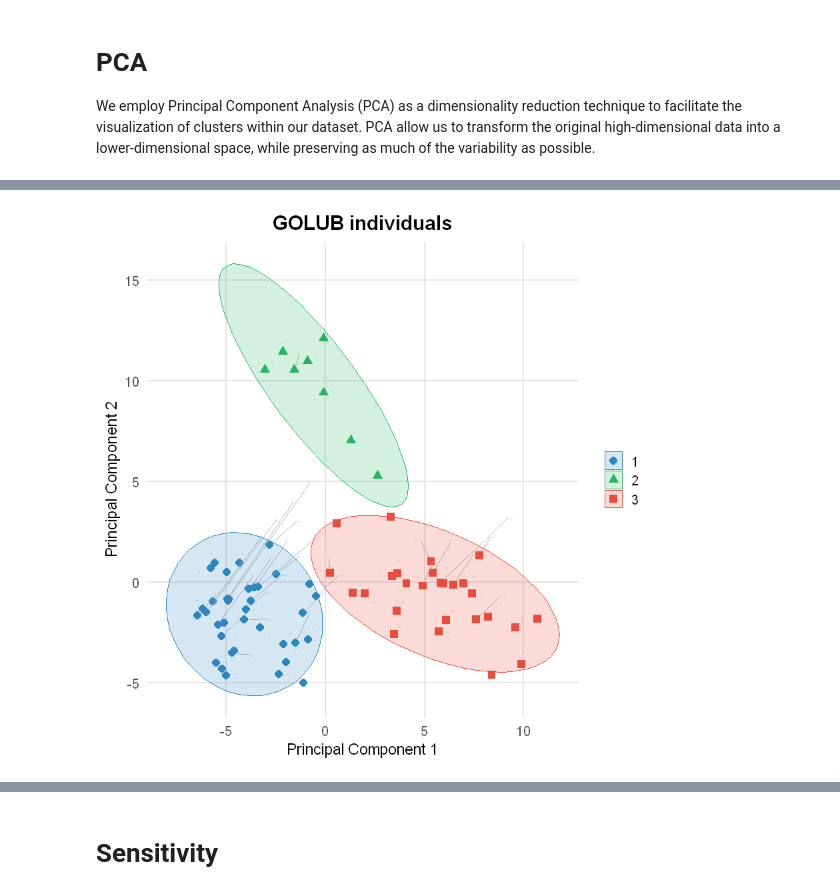
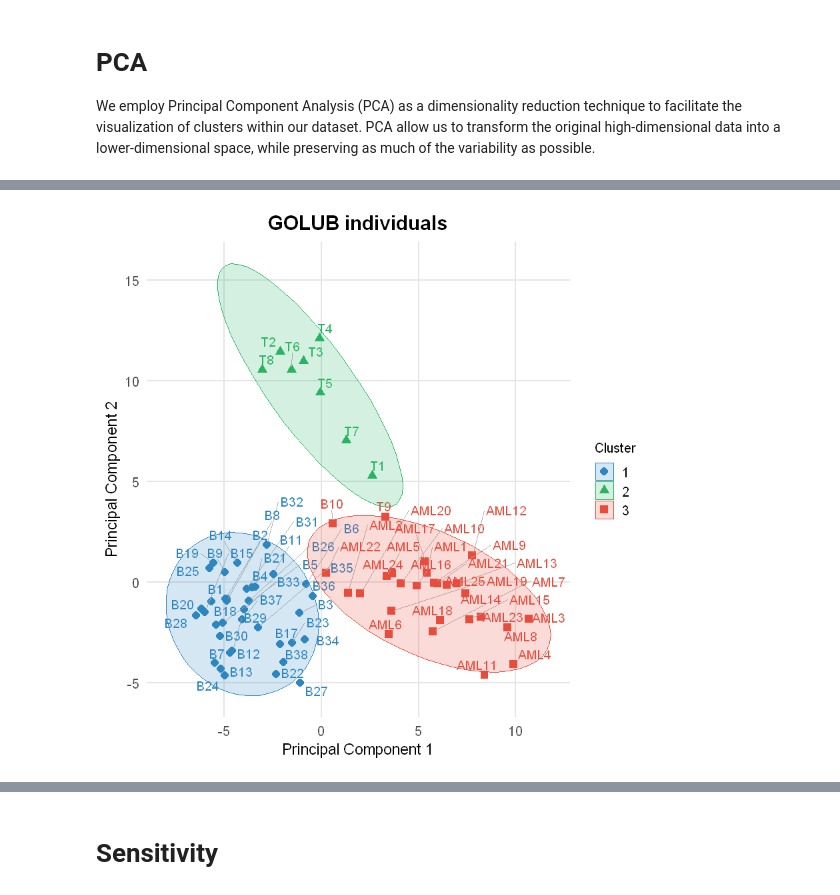
Before and after one commit to neobernad/evaluomeR, a Jupyter notebook: notebooks/use_cases/golub.ipynb, the cells around one changed output, grey strips where cells are left out. Saved outputs shown, nothing was run; the diff lists cells and outputs as text; code cells hidden in the pictures.

Commit message:
Plotting PCA w/ color shows no 'a' in legend

```diff
--- a/notebooks/use_cases/golub.ipynb
+++ b/notebooks/use_cases/golub.ipynb
@@ -416,26 +435,24 @@ head(pca_df)
 | -1.1240684 | -1.5104914 | 3.8906659 | -0.8401832 | 1.7507364 | 2.6570295 | 2.4860771 | -0.1088313 | -0.5550100 | -1.10456455 | ... | -0.27438116 | ... |
 | -0.9140257 | 10.9820116 | -1.1194102 | -0.2948204 | -0.1110053 | 0.8184759 | 1.6933997 | -1.3191906 | 0.9914184 | 0.76006577 | ... | 0.17655650 | ... |
 # %%
-# Custom color palette
 custom_colors <- c("#2E86C1", "#28B463", "#E74C3C", "#9B59B6", "#F1C40F", "#7F8C8D")
 
-# Define a shape for each cluster
-cluster_shapes <-  c(16, 17, 15, 18, 19) # Different shapes for clusters
+cluster_shapes <- c(16, 17, 15, 18, 19)
 
-# Plot of the clusters with ellipses and custom shapes
-ggplot(pca_df, aes(x = PC1, y = PC2, color = Cluster, shape = Cluster, label = Individual)) +
+ggplot(pca_df, aes(x = PC1, y = PC2, shape = Cluster, color = Cluster, label = Individual)) +
   geom_point(size = 3) +
   geom_text_repel(
     vjust = 1,
     hjust = 1,
-    size = 0,
-    point.padding = 0.5,
-    box.padding = 0.5,
+    size = 4,
+    show.legend = FALSE,
+    point.padding = 0.25,
+    box.padding = 0.25,
     max.overlaps = 15,
     segment.color = "grey70",
     segment.size = 0.2
   ) +
-  stat_ellipse(level = 0.95, alpha = 0.2, aes(fill = Cluster), geom = "polygon") +
+  stat_ellipse(aes(fill = Cluster), level = 0.95, alpha = 0.2, geom = "polygon") +
   labs(
     title = "GOLUB individuals",
     x = "Principal Component 1",
@@ -451,7 +468,7 @@ ggplot(pca_df, aes(x = PC1, y = PC2, color = Cluster, shape = Cluster, label = I
     axis.title.y = element_text(size = 14),
     axis.text = element_text(size = 12),
     legend.position = "right",
-    legend.title = element_blank(),
+    legend.title = element_text(size = 12),
     legend.text = element_text(size = 12),
     panel.grid.major = element_line(color = "grey90"),
     panel.grid.minor = element_blank()
@@ -466 +484 @@ i Did you forget to specify a `group` aesthetic or to convert a numerical
-[figure, old version]
+[figure, new version]
```
Also changed, not shown: parts of 4 cells of this notebook, 1 other file.
